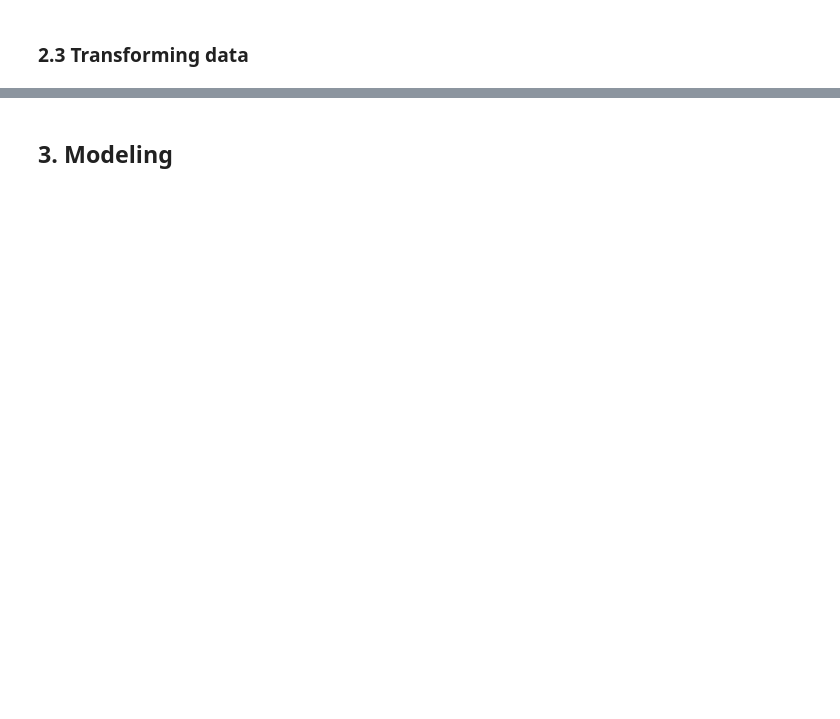
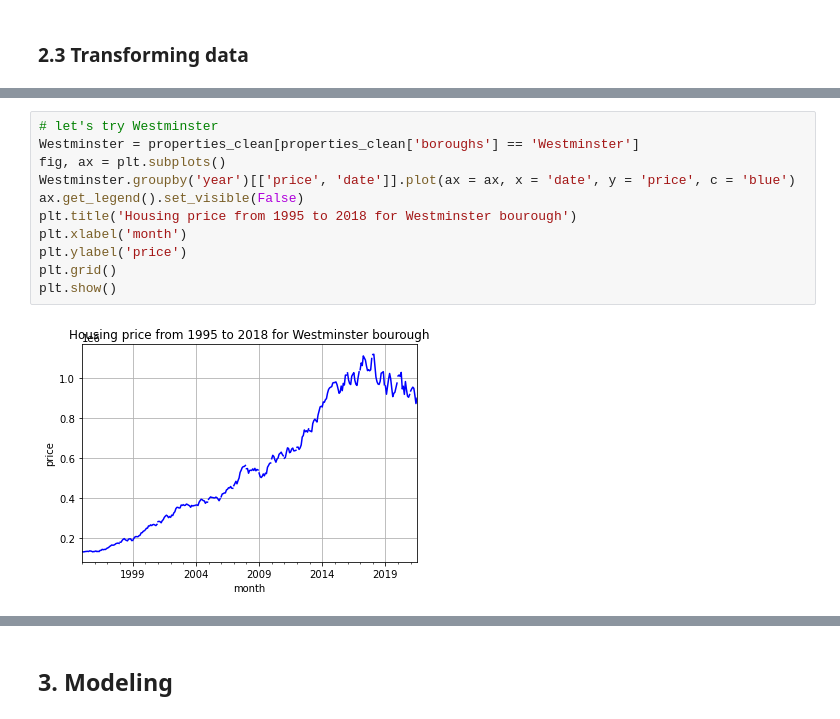
Before and after one commit to nhattdnguyen/Springboard, a Jupyter notebook: London housing case study.ipynb, the cells around one changed output, grey strips where cells are left out. Drawn from its saved outputs; the diff is of its cells as text; blank space fills up the shorter version.

```diff
--- a/London housing case study.ipynb
+++ b/London housing case study.ipynb
@@ -94,0 +263,13 @@ properties_clean = test_long
+# %%
+# let's try Westminster
+Westminster = properties_clean[properties_clean['boroughs'] == 'Westminster']
+fig, ax = plt.subplots()
+Westminster.groupby('year')[['price', 'date']].plot(ax = ax, x = 'date', y = 'price', c = 'blue')
+ax.get_legend().set_visible(False)
+plt.title('Housing price from 1995 to 2018 for Westminster bourough')
+plt.xlabel('month')
+plt.ylabel('price')
+plt.grid()
+plt.show()
+# %% [output]
+[figure, added]
```
Also changed, not shown: parts of 41 cells of this notebook.
